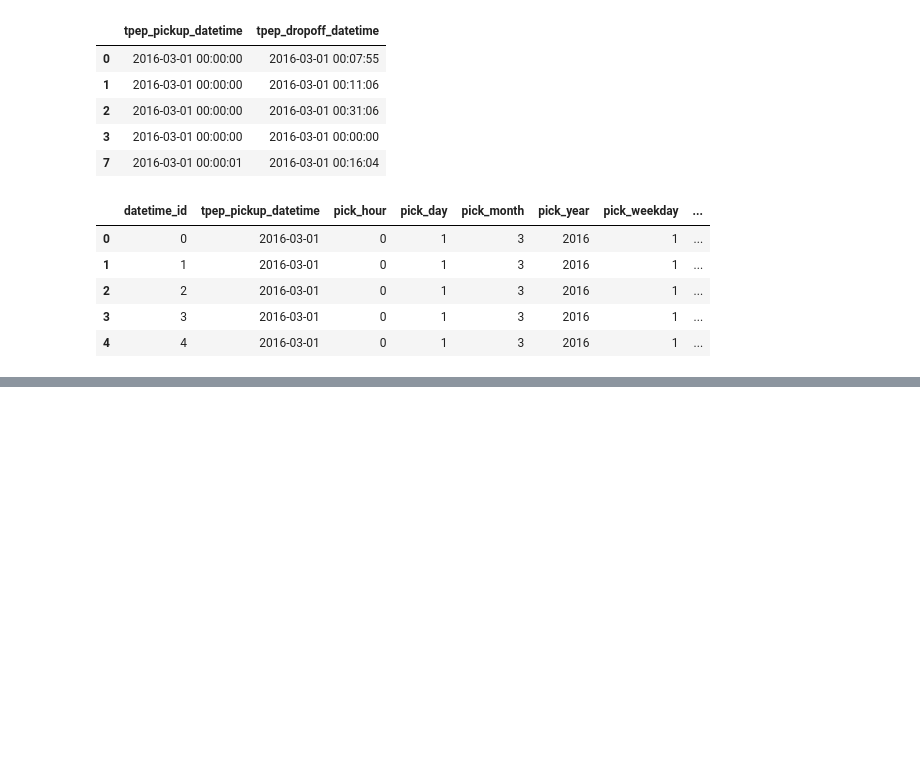
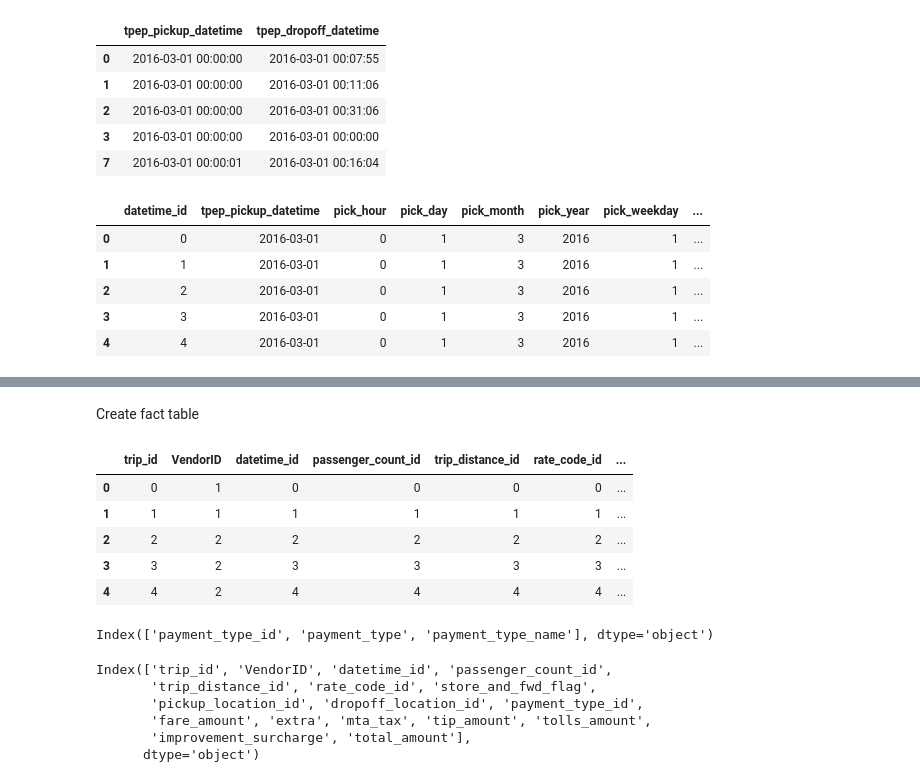
Before and after one commit to ericmaniraguha/flood-mapping-google-earth-engine, a Jupyter notebook: uber_project_data_pipeline.ipynb, the cells around one changed output, grey strips where cells are left out. Cells and saved outputs as stored; diff of their text form; code cells hidden in the pictures; blank space fills up the shorter version.

```diff
--- a/uber_project_data_pipeline.ipynb
+++ b/uber_project_data_pipeline.ipynb
@@ -101,0 +187,24 @@ datetime_dim.head()
+# %%
+# Mapping payment types to their descriptions
+payment_type_name = {
+    1:"Credit card",
+    2:"Cash",
+    3:"No charge",
+    4:"Dispute",
+    5:"Unknown",
+    6:"Voided trip"
+}
+
+# Extract payment_type column and reset index
+payment_type_dim = df[['payment_type']].reset_index(drop=True)
+
+# Add payment_type_id column based on index
+payment_type_dim['payment_type_id'] = payment_type_dim.index
+
+# Map payment type names using payment_type_name dictionary
+payment_type_dim['payment_type_name'] = payment_type_dim['payment_type'].map(payment_type_name)
+
+# Rearrange columns
+payment_type_dim = payment_type_dim[['payment_type_id','payment_type','payment_type_name']]
+
+payment_type_dim.head()
@@ -101,0 +218,36 @@ datetime_dim.head()
+# %% [markdown]
+Create fact table
+# %%
+# Merge all dimension tables to create the fact table
+fact_table = df.merge(passenger_count_dim, left_on='trip_id', right_on='passenger_count_id') \
+               .merge(trip_distance_dim, left_on='trip_id', right_on='trip_distance_id') \
+               .merge(rate_code_dim, left_on='trip_id', right_on='rate_code_id') \
+               .merge(pickup_location_dim, left_on='trip_id', right_on='pickup_location_id') \
+               .merge(dropoff_location_dim, left_on='trip_id', right_on='dropoff_location_id') \
+               .merge(datetime_dim, left_on='trip_id', right_on='datetime_id') \
+               .merge(payment_type_dim, left_on='trip_id', right_on='payment_type_id') \
+               [['trip_id','VendorID', 'datetime_id', 'passenger_count_id',
+                 'trip_distance_id', 'rate_code_id', 'store_and_fwd_flag', 'pickup_location_id', 'dropoff_location_id',
+                 'payment_type_id', 'fare_amount', 'extra', 'mta_tax', 'tip_amount', 'tolls_amount',
+                 'improvement_surcharge', 'total_amount']]
+fact_table.head()
+# %% [output]
+|  | trip_id | VendorID | datetime_id | passenger_count_id | trip_distance_id | rate_code_id | ... |
+| 0 | 0 | 1 | 0 | 0 | 0 | 0 | ... |
+| 1 | 1 | 1 | 1 | 1 | 1 | 1 | ... |
+| 2 | 2 | 2 | 2 | 2 | 2 | 2 | ... |
+| 3 | 3 | 2 | 3 | 3 | 3 | 3 | ... |
+| 4 | 4 | 2 | 4 | 4 | 4 | 4 | ... |
+# %%
+payment_type_dim.columns
+# %% [output]
+Index(['payment_type_id', 'payment_type', 'payment_type_name'], dtype='object')
+# %%
+fact_table.columns
+# %% [output]
+Index(['trip_id', 'VendorID', 'datetime_id', 'passenger_count_id',
+       'trip_distance_id', 'rate_code_id', 'store_and_fwd_flag',
+       'pickup_location_id', 'dropoff_location_id', 'payment_type_id',
+       'fare_amount', 'extra', 'mta_tax', 'tip_amount', 'tolls_amount',
+       'improvement_surcharge', 'total_amount'],
+      dtype='object')
```
Also changed, not shown: parts of 5 cells of this notebook, 1 other file.
